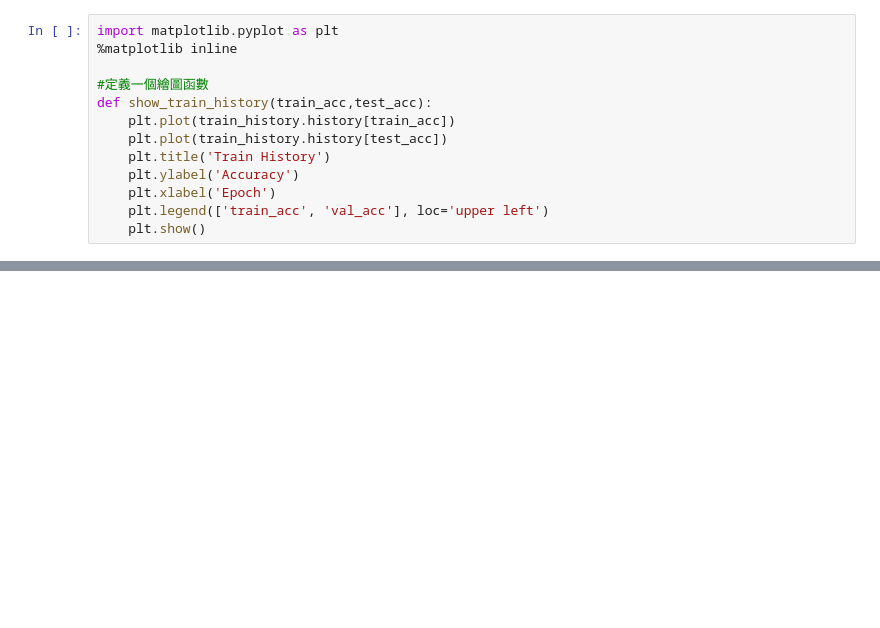
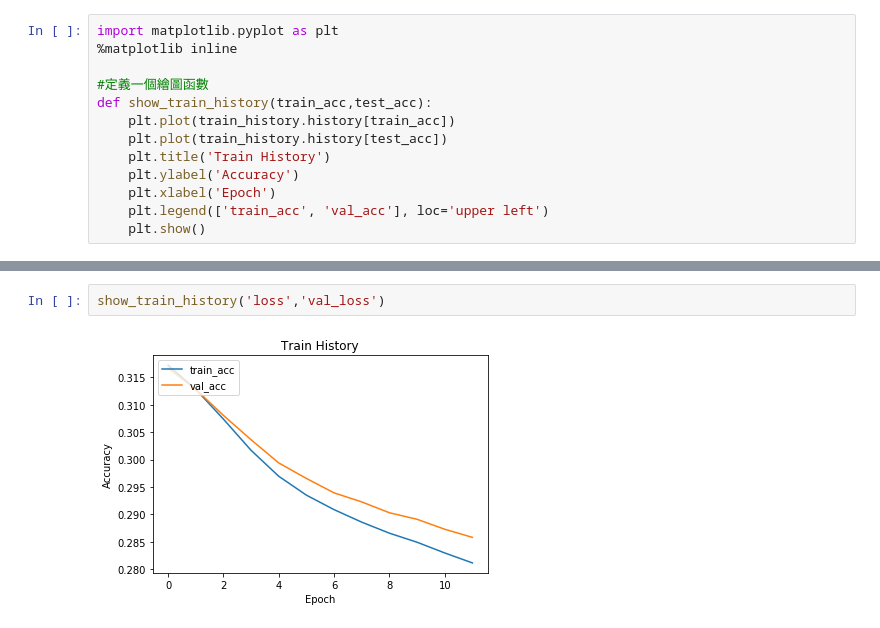
Before and after one commit to jcjcchang/2nd-ML100Days, a Jupyter notebook: homework/Day71_使用損失函數_HW.ipynb, the cells around one changed output, grey strips where cells are left out. Drawn from its saved outputs; the diff is of its cells as text; blank space fills up the shorter version.

```diff
--- a/homework/Day71_使用損失函數_HW.ipynb
+++ b/homework/Day71_使用損失函數_HW.ipynb
@@ -193,0 +259,4 @@ print('accuracy=',scores[1])
+# %%
+show_train_history('loss','val_loss')
+# %% [output]
+[figure, added]
```
Also changed, not shown: parts of 12 cells of this notebook.
